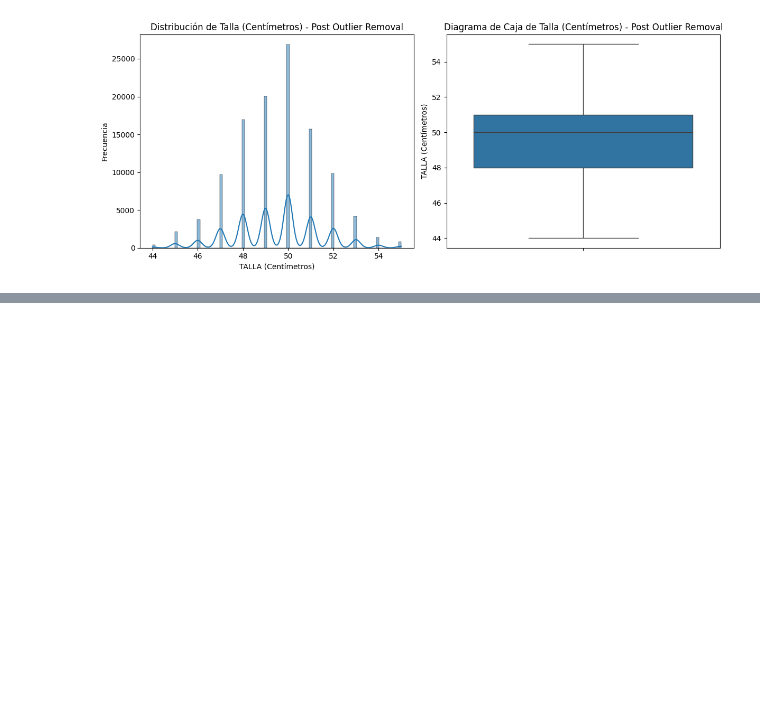
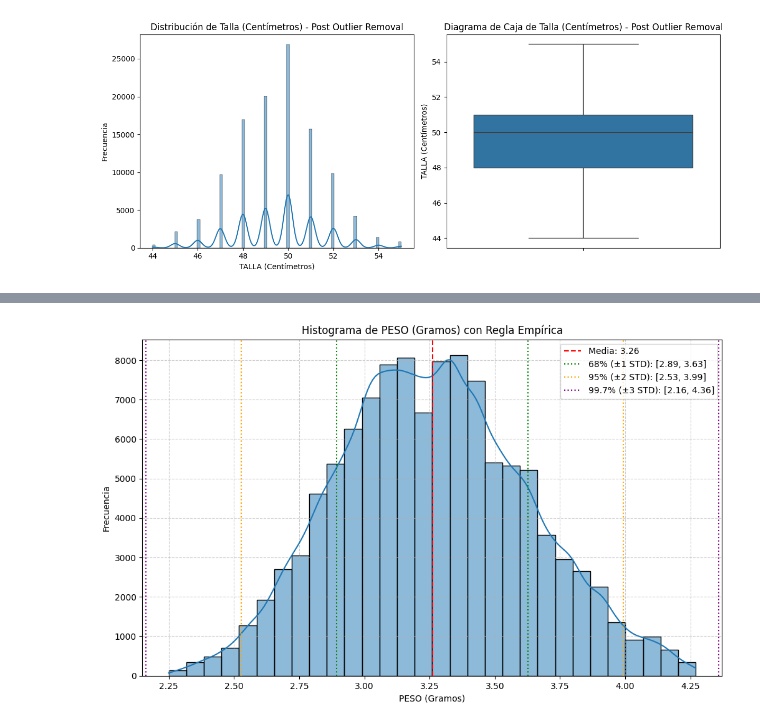
Before and after one commit to mperez720-rgb/estadsitica, a Jupyter notebook: Copia_de_practica_1_estadística_descriptiva (1).ipynb, the cells around one changed output, grey strips where cells are left out. Saved outputs shown, nothing was run; the diff lists cells and outputs as text; code cells hidden in the pictures; blank space fills up the shorter version.

```diff
--- a/Copia_de_practica_1_estadística_descriptiva (1).ipynb
+++ b/Copia_de_practica_1_estadística_descriptiva (1).ipynb
@@ -389,0 +390,48 @@ Basándonos en los resultados impresos y la inspección visual de los QQ-plots,
+# %%
+import matplotlib.pyplot as plt
+import seaborn as sns
+
+# Calcular la media y desviación estándar de 'PESO (Gramos)'
+mean_peso = df['PESO (Gramos)'].mean()
+std_peso = df['PESO (Gramos)'].std()
+
+# Definir los intervalos de la regla empírica
+# 68% de los datos caen dentro de 1 desviación estándar de la media
+# 95% de los datos caen dentro de 2 desviaciones estándar de la media
+# 99.7% de los datos caen dentro de 3 desviaciones estándar de la media
+
+# Intervalos para 1 desviación estándar
+interval_1_std_low = mean_peso - std_peso
+interval_1_std_high = mean_peso + std_peso
+
+# Intervalos para 2 desviaciones estándar
+interval_2_std_low = mean_peso - (2 * std_peso)
+interval_2_std_high = mean_peso + (2 * std_peso)
+
+# Intervalos para 3 desviaciones estándar
+interval_3_std_low = mean_peso - (3 * std_peso)
+interval_3_std_high = mean_peso + (3 * std_peso)
+
+plt.figure(figsize=(12, 7))
+sns.histplot(df['PESO (Gramos)'], kde=True, bins=30)
+plt.title('Histograma de PESO (Gramos) con Regla Empírica')
+plt.xlabel('PESO (Gramos)')
+plt.ylabel('Frecuencia')
+
+# Añadir líneas verticales para los intervalos
+plt.axvline(mean_peso, color='red', linestyle='--', label=f'Media: {mean_peso:.2f}')
+
+plt.axvline(interval_1_std_low, color='green', linestyle=':', label=f'68% (\u00b11 STD): [{interval_1_std_low:.2f}, {interval_1_std_high:.2f}]')
+plt.axvline(interval_1_std_high, color='green', linestyle=':')
+
+plt.axvline(interval_2_std_low, color='orange', linestyle=':', label=f'95% (\u00b12 STD): [{interval_2_std_low:.2f}, {interval_2_std_high:.2f}]')
+plt.axvline(interval_2_std_high, color='orange', linestyle=':')
+
+plt.axvline(interval_3_std_low, color='purple', linestyle=':', label=f'99.7% (\u00b13 STD): [{interval_3_std_low:.2f}, {interval_3_std_high:.2f}]')
+plt.axvline(interval_3_std_high, color='purple', linestyle=':')
+
+plt.legend()
+plt.grid(True, linestyle='--', alpha=0.6)
+plt.show()
+# %% [output]
+[figure, added]
```
Also changed, not shown: parts of 2 cells of this notebook.
